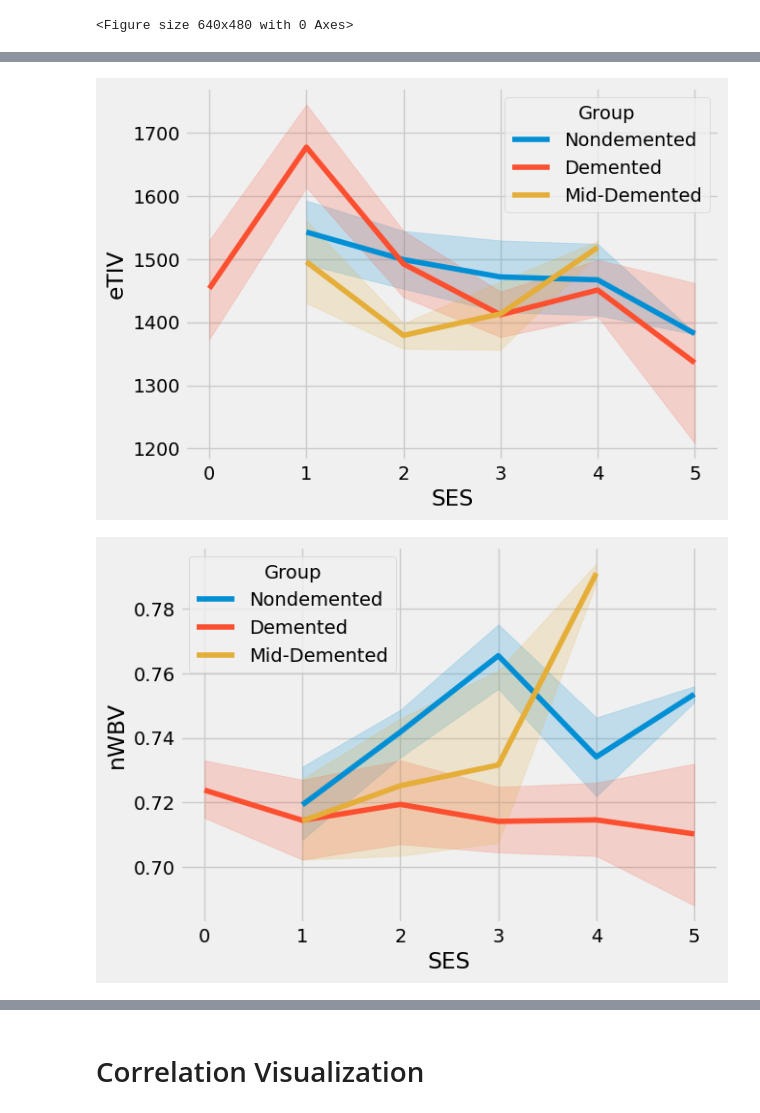
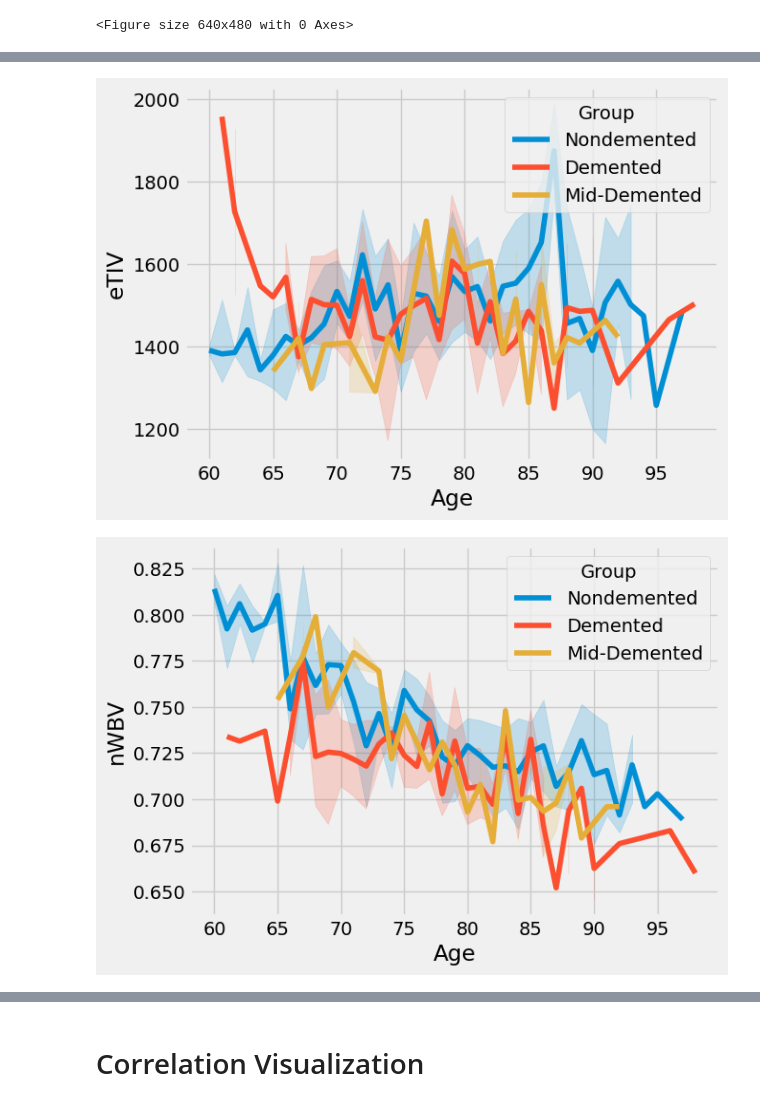
Before and after one commit to LiMoo420/CNN_AD, a Jupyter notebook: tradition_analyze.ipynb, the cells around one changed output, grey strips where cells are left out. Saved outputs shown, nothing was run; the diff lists cells and outputs as text; code cells hidden in the pictures.

```diff
--- a/tradition_analyze.ipynb
+++ b/tradition_analyze.ipynb
@@ -187,11 +187,11 @@ plt.show()
 # %%
-sns.lineplot(x="SES", y="eTIV",hue="Group", data=df)
+sns.lineplot(x="Age", y="eTIV",hue="Group", data=df)
 plt.show()
 # %% [output]
-[figure, old version]
+[figure, new version]
 # %%
-sns.lineplot(x="SES", y="nWBV",hue="Group", data=df)
+sns.lineplot(x="Age", y="nWBV",hue="Group", data=df)
 plt.show()
 # %% [output]
-[figure, old version]
+[figure, new version]
 # %%
```
Also changed, not shown: parts of 15 cells of this notebook, 1 other file.
